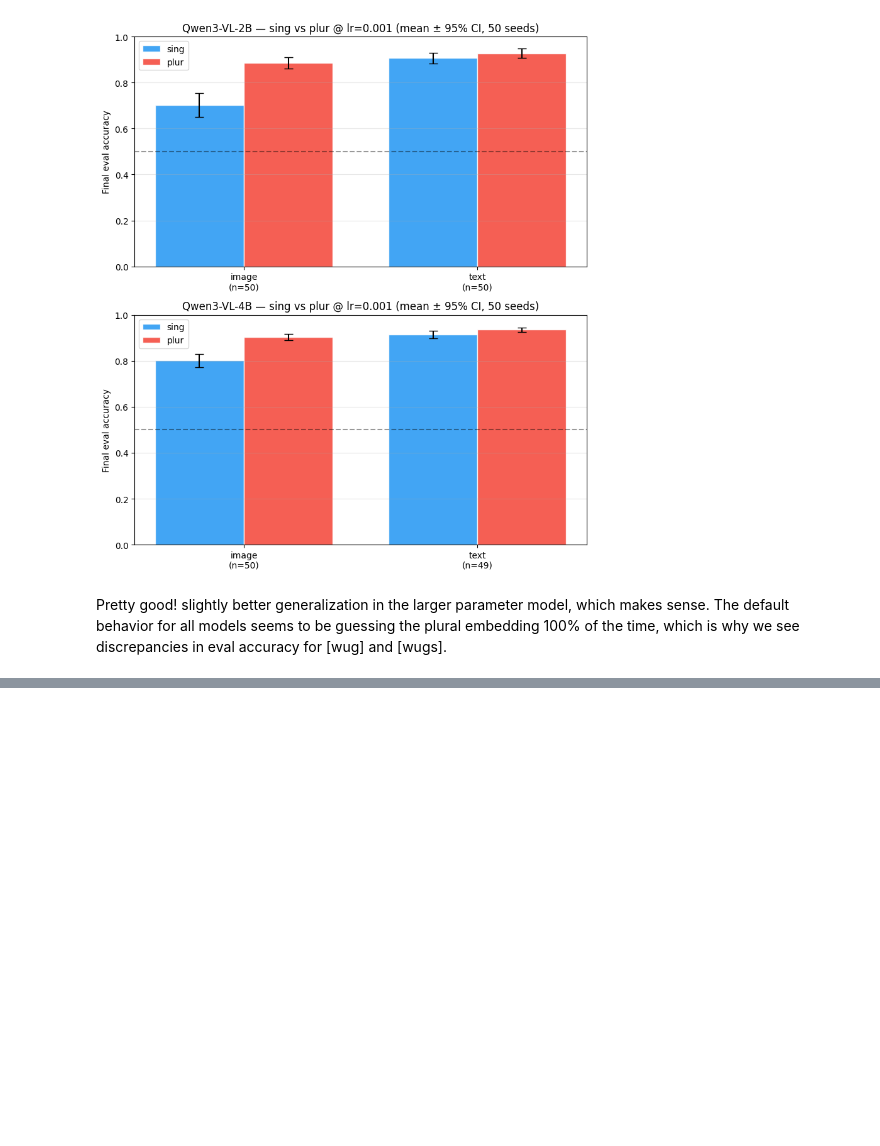
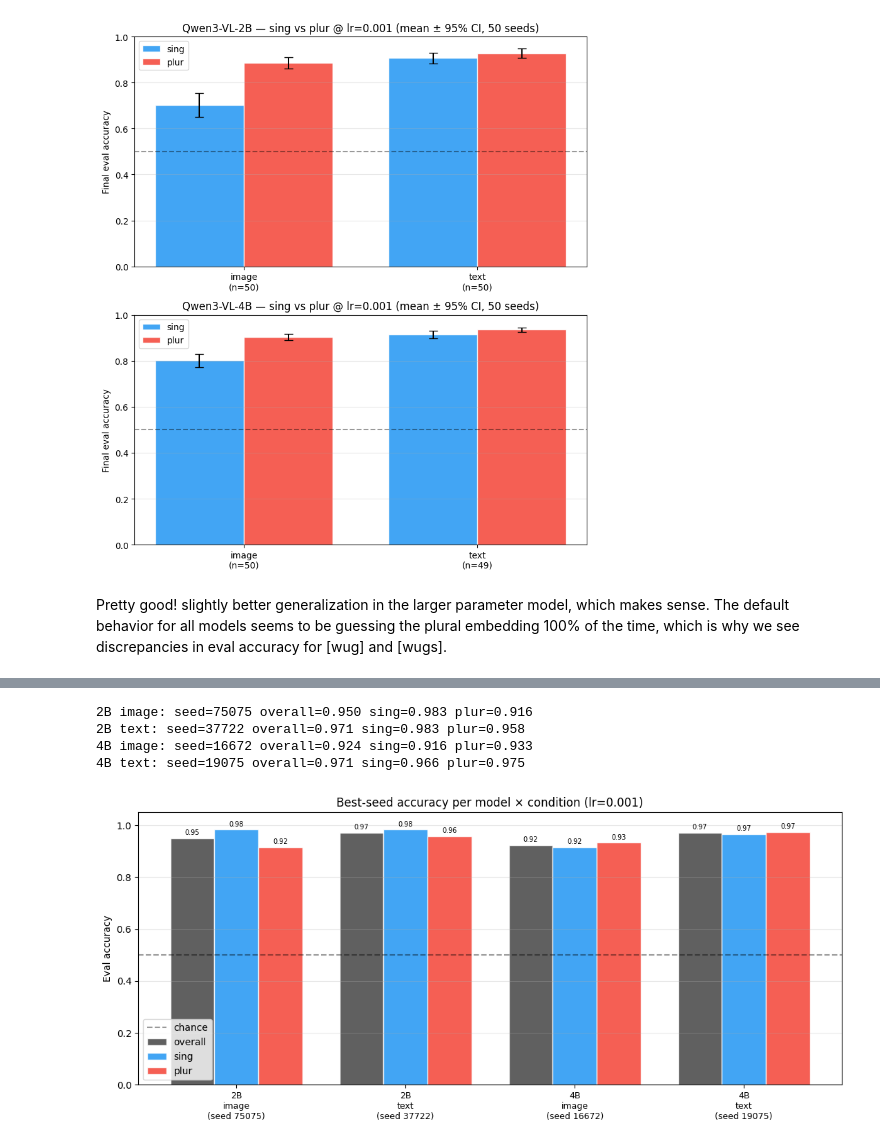
Before and after one commit to zstud04/wug-test-interp, a Jupyter notebook: analysis/embeddings/embed_param_selection.ipynb, the cells around one changed output, grey strips where cells are left out. Saved outputs shown, nothing was run; the diff lists cells and outputs as text; code cells hidden in the pictures; blank space fills up the shorter version.

```diff
--- a/analysis/embeddings/embed_param_selection.ipynb
+++ b/analysis/embeddings/embed_param_selection.ipynb
@@ -489,0 +524,56 @@ Pretty good! slightly better generalization in the larger parameter model, which
+# %%
+import os, glob
+import numpy as np
+import pandas as pd
+import matplotlib.pyplot as plt
+
+RESULTS_ROOT = "../.."
+RES = os.path.join(RESULTS_ROOT, "results", "CI_seed_runs")
+ci_dirs = {
+    ("2B", "image"): "lr_ci_results_Qwen3-VL-2B-Instruct_image_lr0p001_50seeds",
+    ("2B", "text"):  "lr_ci_results_Qwen3-VL-2B-Instruct_text_lr0p001_50seeds",
+    ("4B", "image"): "lr_ci_results_Qwen3-VL-4B-Instruct_image_lr0p001_50seeds",
+    ("4B", "text"):  "lr_ci_results_Qwen3-VL-4B-Instruct_text_lr0p001_50seeds",
+}
+
+# pick best-overall seed per cell, read its three accuracies straight from run_summary
+chosen = []
+for (model, cond), dirname in ci_dirs.items():
+    best = None
+    for p in glob.glob(os.path.join(RES, dirname, "**", "run_summary.csv"), recursive=True):
+        r = pd.read_csv(p).iloc[0]
+        ov = float(r["final_overall"])
+        if best is None or ov > best["overall"]:
+            best = {"model": model, "cond": cond, "seed": int(r["seed"]),
+                    "overall": ov,
+                    "sing": float(r["final_sing"]),
+                    "plur": float(r["final_plur"])}
+    if best:
+        chosen.append(best)
+        print(f"{model} {cond}: seed={best['seed']} "
+              f"overall={best['overall']:.3f} sing={best['sing']:.3f} plur={best['plur']:.3f}")
+
+labels = [f"{c['model']}\n{c['cond']}\n(seed {c['seed']})" for c in chosen]
+metrics = ["overall", "sing", "plur"]
+colors = {"overall": "#444444", "sing": "#2196F3", "plur": "#F44336"}
+x = np.arange(len(chosen)); width = 0.26
+
+fig, ax = plt.subplots(figsize=(11, 5))
+for i, m in enumerate(metrics):
+    vals = [c[m] for c in chosen]
+    bars = ax.bar(x + (i - 1) * width, vals, width,
+                  label=m, color=colors[m], alpha=0.85, edgecolor="white")
+    ax.bar_label(bars, fmt="%.2f", fontsize=7, padding=2)
+
+ax.set_xticks(x); ax.set_xticklabels(labels, fontsize=9)
+ax.set_ylabel("Eval accuracy"); ax.set_ylim(0, 1.05)
+ax.axhline(0.5, color="k", ls="--", alpha=0.4, label="chance")
+ax.set_title("Best-seed accuracy per model × condition (lr=0.001)")
+ax.legend(); ax.grid(axis="y", alpha=0.3)
+plt.tight_layout(); plt.show()
+# %% [output]
+2B image: seed=75075 overall=0.950 sing=0.983 plur=0.916
+2B text: seed=37722 overall=0.971 sing=0.983 plur=0.958
+4B image: seed=16672 overall=0.924 sing=0.916 plur=0.933
+4B text: seed=19075 overall=0.971 sing=0.966 plur=0.975
+[figure, added]
```
Also changed, not shown: parts of 1 cell of this notebook.
